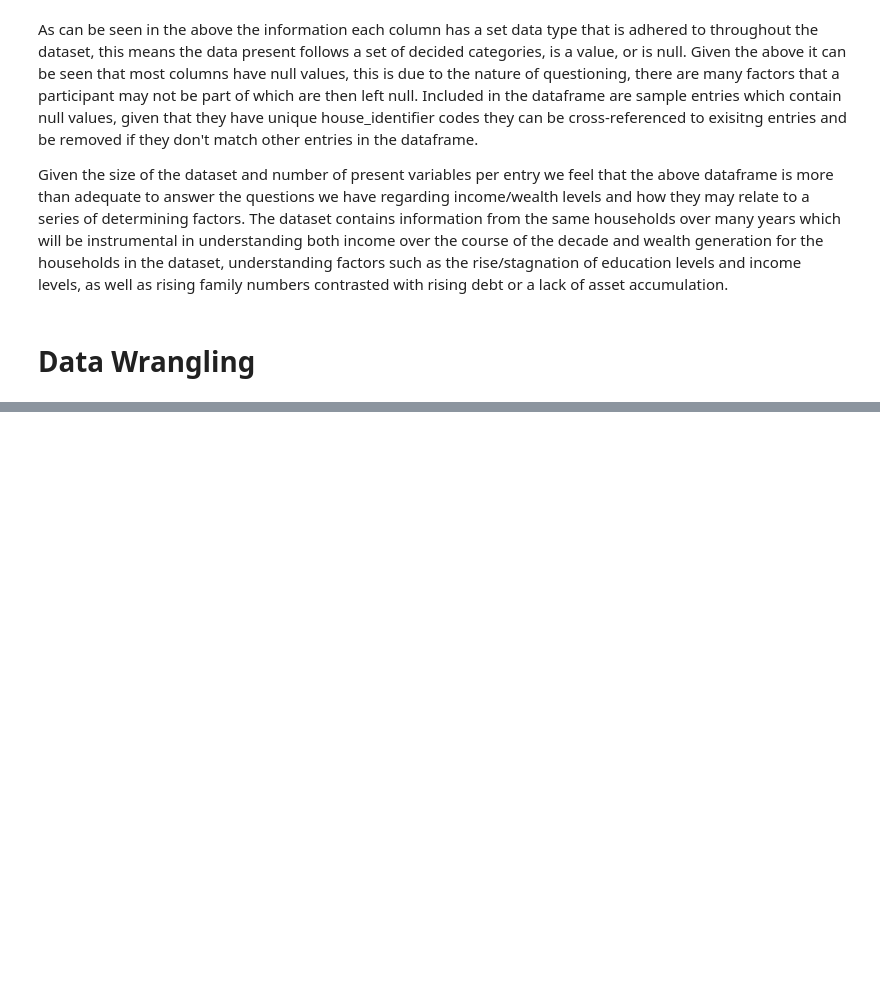
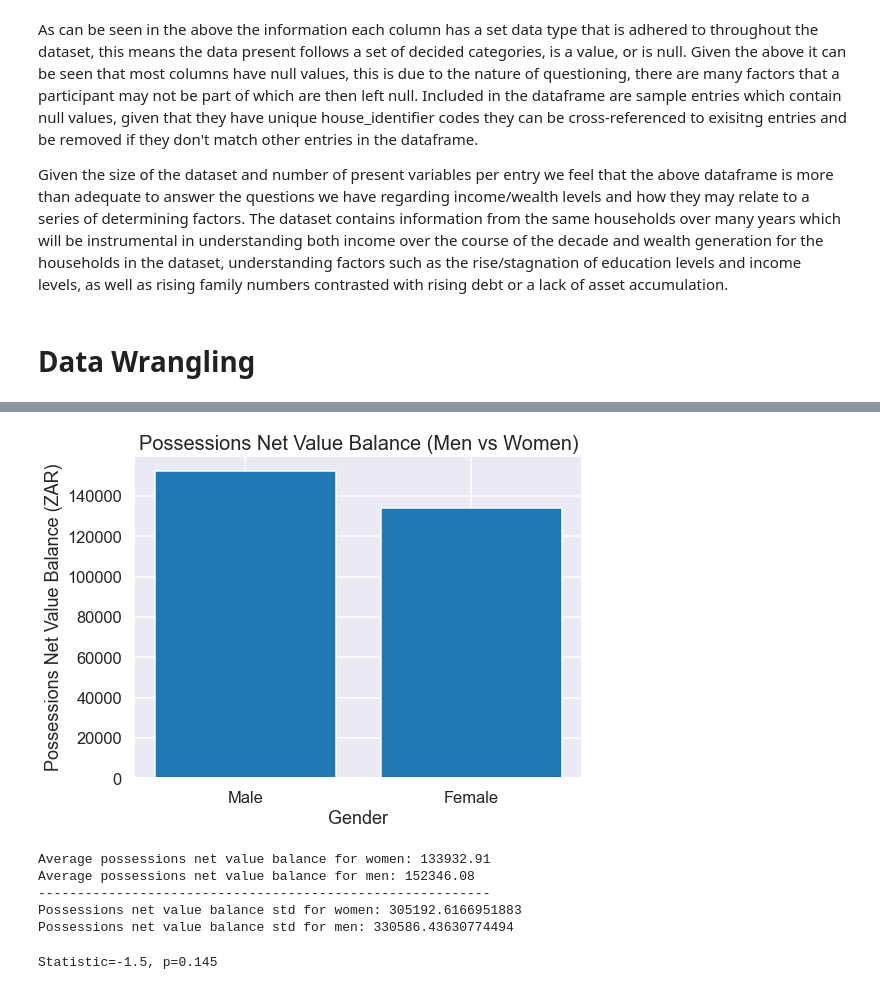
Before and after one commit to DAE-Mini-Project/DEA-Code, a Jupyter notebook: DaeCode.ipynb, the cells around one changed output, grey strips where cells are left out. Drawn from its saved outputs; the diff is of its cells as text; code cells hidden in the pictures; blank space fills up the shorter version.

```diff
--- a/DaeCode.ipynb
+++ b/DaeCode.ipynb
@@ -946,0 +618,25 @@ NameError: name 'race_mean_netposses' is not defined
+# %%
+df_filtered = clean_payment_existence(df_filtered, 'Has_Home_Loan', 'Home_Loan_Balance')
+df_filtered = clean_payment_existence(df_filtered, 'Other_Debts', 'Other_Debts_Balance')
+df_filtered = clean_payment_existence(df_filtered, 'Unpaid_Tax', 'Unpaid_Tax_Balance')
+df_filtered = clean_payment_existence(df_filtered, 'Employer_Loan', 'Employer_Loan_Balance')
+df_filtered = clean_payment_existence(df_filtered, 'Family_Member_Loan', 'Family_Member_Loan_Balance')
+df_filtered = clean_payment_existence(df_filtered, 'Bank_Study_Loan', 'Bank_Study_Loan_Balance')
+df_filtered = clean_payment_existence(df_filtered, 'Hire_Purchase_Agreement', 'Hire_Purchase_Agreement_Balance')
+df_filtered = clean_payment_existence(df_filtered, 'Other_Study_Loan', 'Other_Study_Loan_Balance')
+df_filtered = clean_payment_existence(df_filtered, 'Bank_Personal_Loan', 'Bank_Personal_Loan_Balance')
+df_filtered = clean_payment_existence(df_filtered, 'Vehicle_Payment', 'Vehicle_Payment_Balance')
+df_filtered = clean_payment_existence(df_filtered, 'Micro_Lender_Loan', 'Micro_Lender_Loan_Balance')
+df_filtered = clean_payment_existence(df_filtered, 'Friend_Loan', 'Friend_Loan_Balance')
+df_filtered = clean_payment_existence(df_filtered, 'Credit_Card', 'Credit_Card_Balance')
+df_filtered = clean_payment_existence(df_filtered, 'Mashonisa_Loan', 'Mashonisa_Loan_Balance')
+df_filtered = clean_payment_existence(df_filtered, 'Store_Card', 'Store_Card_Balance')
+df_filtered = clean_payment_existence(df_filtered, 'Other_Property', 'Other_Property_Balance')
+df_filtered = clean_payment_existence(df_filtered, 'Monthly_Arrears', 'Monthly_Arrears_Balance')
+# %%
+#removing the outliers from the Primary_Gross_Income_Month and Possessions_Net_Value_Balance columns
+
+df_filtered = df_filtered[df_filtered['Primary_Gross_Income_Month']>0.0]
+df_filtered = df_filtered[(np.abs(stats.zscore(df_filtered['Primary_Gross_Income_Month'])) < 3)]
+df_filtered = df_filtered[df_filtered['Possessions_Net_Value_Balance']>0.0]
+df_filtered = df_filtered[(np.abs(stats.zscore(df_filtered['Possessions_Net_Value_Balance'])) < 3)]
@@ -946,0 +689,43 @@ NameError: name 'race_mean_netposses' is not defined
+# %%
+#Here we compare the means Possessions Net Value Balance by gender to get a visual overview of the differences.
+
+gender = ['Male','Female']
+plt.figure(figsize=(8,6))
+
+fem_mean_pos = df_filtered.loc[df_filtered['Gender'] == 'Female','Possessions_Net_Value_Balance'].mean()
+male_mean_pos =df_filtered.loc[df_filtered['Gender'] == 'Male','Possessions_Net_Value_Balance'].mean()
+
+mean_pos = [male_mean_pos,fem_mean_pos]
+
+plt.bar(gender,mean_pos)
+plt.title('Possessions Net Value Balance (Men vs Women)',fontsize = 20)
+plt.xlabel('Gender', fontsize = 18)
+plt.ylabel('Possessions Net Value Balance (ZAR)', fontsize = 18)
+plt.tight_layout()
+# %% [output]
+[figure, added]
+# %%
+fem_mean_netposses = round(fem_mean_pos,2)
+male_mean_netposses = round(male_mean_pos,2)
+print('Average possessions net value balance for women: {} \nAverage possessions net value balance for men: {}'.format(fem_mean_netposses,male_mean_netposses))
+
+print("----------------------------------------------------------")
+
+fem_std_netposses = df_filtered[df_filtered['Gender'] == 'Female']['Possessions_Net_Value_Balance'].std()
+male_std_netposses = df_filtered[df_filtered['Gender'] == 'Male']['Possessions_Net_Value_Balance'].std()
+print('Possessions net value balance std for women: {} \nPossessions net value balance std for men: {}'.format(fem_std_netposses,male_std_netposses))
+# %% [output]
+Average possessions net value balance for women: 133932.91
+Average possessions net value balance for men: 152346.08
+----------------------------------------------------------
+Possessions net value balance std for women: 305192.6166951883
+Possessions net value balance std for men: 330586.43630774494
+# %%
+#Here we perform the t-test without the knowledge of the distribution because
+#according to clt the distribution of means in normal.
+fem_possess_data = df_filtered[df_filtered['Gender'] == 'Female']['Possessions_Net_Value_Balance']
+male_possess_data = df_filtered[df_filtered['Gender'] == 'Male']['Possessions_Net_Value_Balance']
+u,p = stats.ttest_ind(fem_possess_data,male_possess_data)
+print('Statistic=%.1f, p=%.3f' % (u, p))
+# %% [output]
+Statistic=-1.5, p=0.145
```
Also changed, not shown: parts of 52 cells of this notebook.
